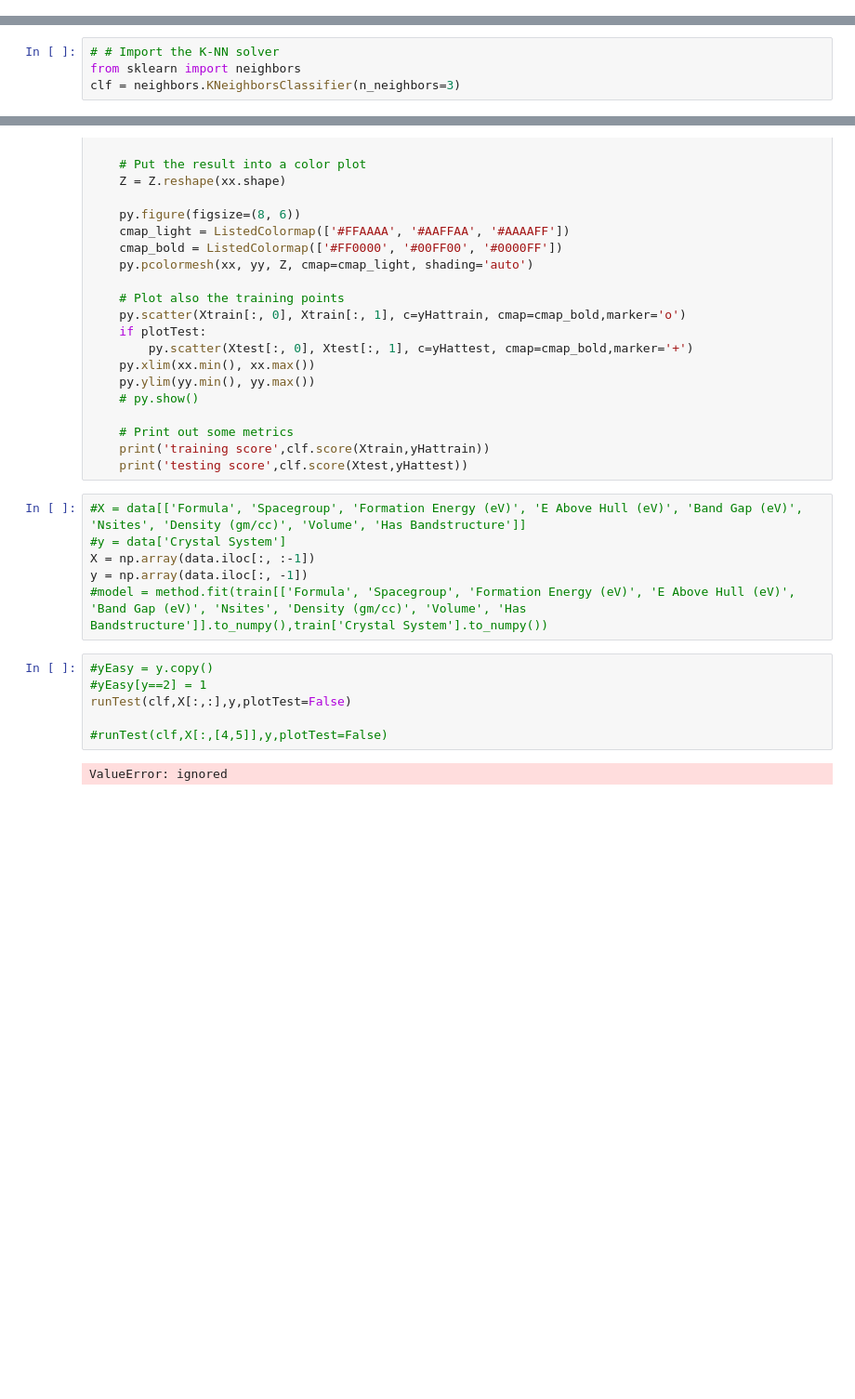
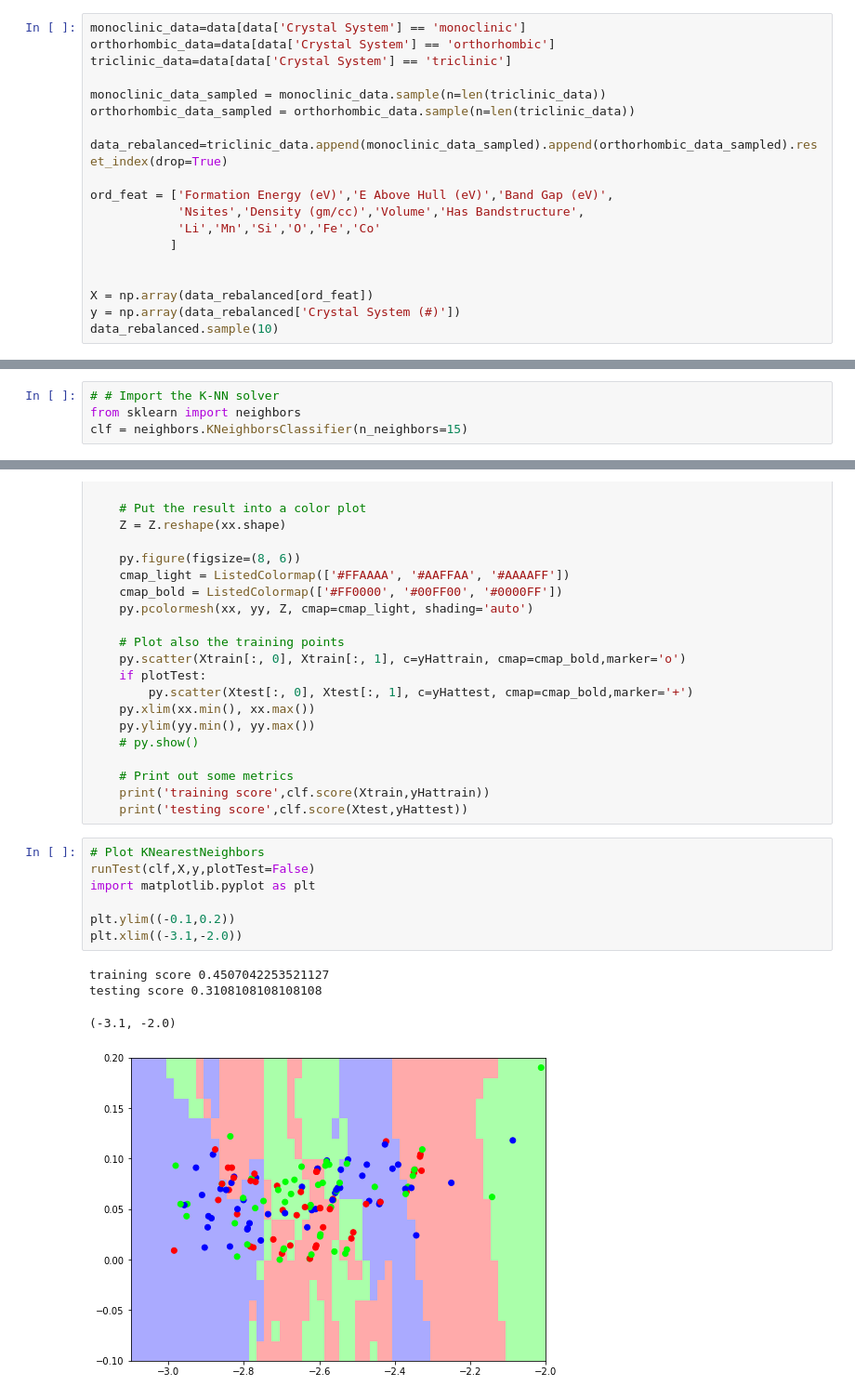
Before and after one commit to cmp-math/PIC-Math-Workshop-on-Data-Science-2022, a Jupyter notebook: KNNeighbors.ipynb, the cells around one changed output, grey strips where cells are left out. Shown at 93% size. Drawn from its saved outputs; the diff is of its cells as text; blank space fills up the shorter version.

```diff
--- a/KNNeighbors.ipynb
+++ b/KNNeighbors.ipynb
@@ -27,0 +45,19 @@ data.sample(10)
+# %%
+monoclinic_data=data[data['Crystal System'] == 'monoclinic']
+orthorhombic_data=data[data['Crystal System'] == 'orthorhombic']
+triclinic_data=data[data['Crystal System'] == 'triclinic']
+
+monoclinic_data_sampled = monoclinic_data.sample(n=len(triclinic_data))
+orthorhombic_data_sampled = orthorhombic_data.sample(n=len(triclinic_data))
+
+data_rebalanced=triclinic_data.append(monoclinic_data_sampled).append(orthorhombic_data_sampled).reset_index(drop=True)
+
+ord_feat = ['Formation Energy (eV)','E Above Hull (eV)','Band Gap (eV)',
+            'Nsites','Density (gm/cc)','Volume','Has Bandstructure',
+            'Li','Mn','Si','O','Fe','Co'
+           ]
+
+
+X = np.array(data_rebalanced[ord_feat])
+y = np.array(data_rebalanced['Crystal System (#)'])
+data_rebalanced.sample(10)
@@ -30,7 +78,7 @@ data.sample(10)
 # %%
 # # Import the K-NN solver
 from sklearn import neighbors
-clf = neighbors.KNeighborsClassifier(n_neighbors=3)
+clf = neighbors.KNeighborsClassifier(n_neighbors=15)
 # %%
 # This is the one complicated bit of code in the whole demo.  There is no need to modify it, but please feel free if you want!
 def runTest(clf,X,y,trainingPercent=0.66,plotTest=True):
@@ -84,17 +132,15 @@ def runTest(clf,X,y,trainingPercent=0.66,plotTest=True):
     # Print out some metrics
     print('training score',clf.score(Xtrain,yHattrain))
     print('testing score',clf.score(Xtest,yHattest))
-# %%
-#X = data[['Formula', 'Spacegroup', 'Formation Energy (eV)', 'E Above Hull (eV)', 'Band Gap (eV)', 'Nsites', 'Density (gm/cc)', 'Volume', 'Has Bandstructure']]
-#y = data['Crystal System']
-X = np.array(data.iloc[:, :-1])
-y = np.array(data.iloc[:, -1])
-#model = method.fit(train[['Formula', 'Spacegroup', 'Formation Energy (eV)', 'E Above Hull (eV)', 'Band Gap (eV)', 'Nsites', 'Density (gm/cc)', 'Volume', 'Has Bandstructure']].to_numpy(),train['Crystal System'].to_numpy())
-# %%
-#yEasy = y.copy()
-#yEasy[y==2] = 1
-runTest(clf,X[:,:],y,plotTest=False)
-
-#runTest(clf,X[:,[4,5]],y,plotTest=False)
-# %% [output]
-ValueError: ignored
+# %%
+# Plot KNearestNeighbors
+runTest(clf,X,y,plotTest=False)
+import matplotlib.pyplot as plt
+
+plt.ylim((-0.1,0.2))
+plt.xlim((-3.1,-2.0))
+# %% [output]
+training score 0.4507042253521127
+testing score 0.3108108108108108
+(-3.1, -2.0)
+[figure, added]
```
Also changed, not shown: parts of 8 cells of this notebook.
